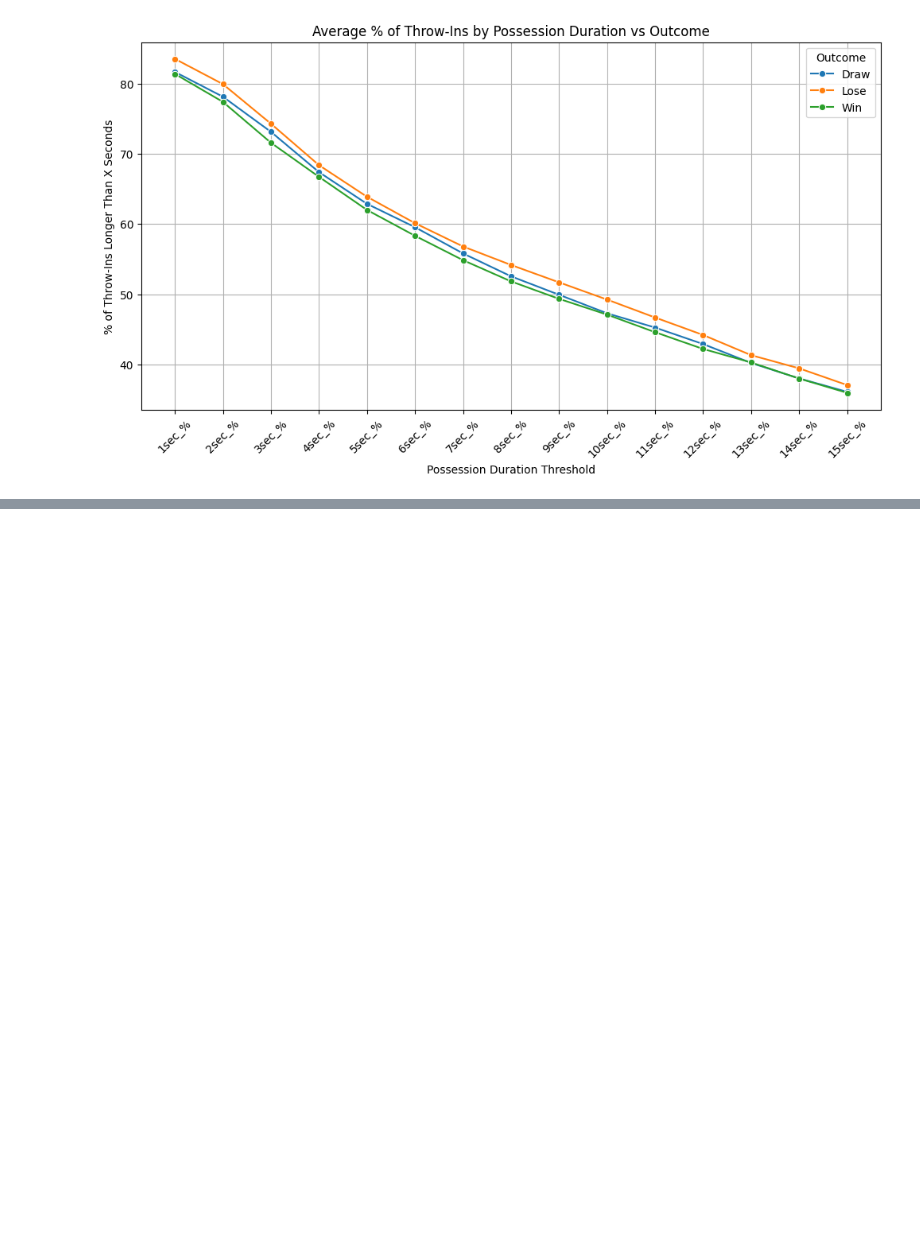
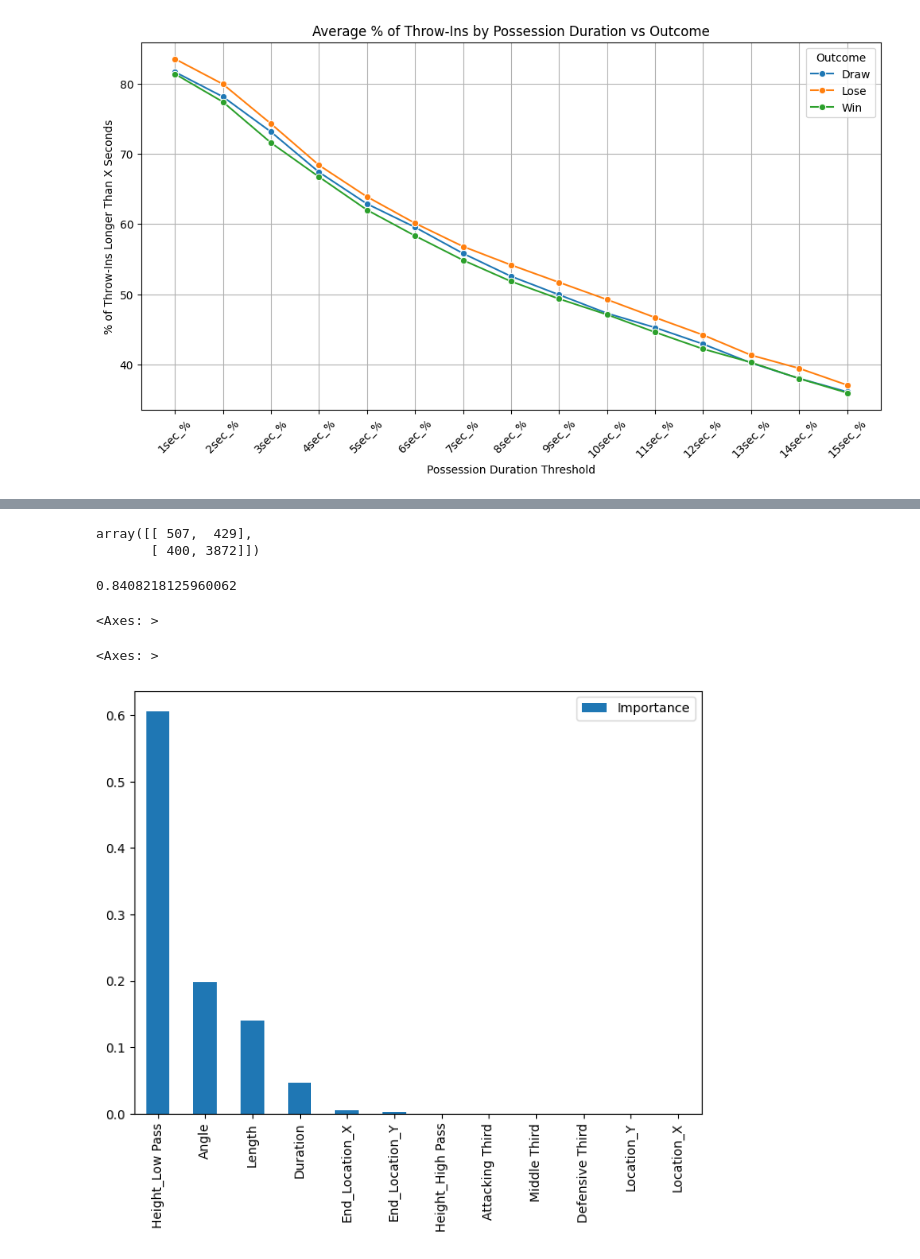
Before and after one commit to hwillif/Throw-in-Project, a Jupyter notebook: HW_Throw-In.ipynb, the cells around one changed output, grey strips where cells are left out. Cells and saved outputs as stored; diff of their text form; code cells hidden in the pictures; blank space fills up the shorter version.

```diff
--- a/HW_Throw-In.ipynb
+++ b/HW_Throw-In.ipynb
@@ -758,0 +876,7 @@ x_train, x_val, y_train, y_val = train_test_split(x,y, test_size=.3, random_stat
+# %%
+Features = ['Angle', 'Duration', 'Height_High Pass', 'Height_Low Pass', 'Length', 'Attacking Third', 'Defensive Third', 'Middle Third', 'Location_X', 'Location_Y', 'End_Location_X', 'End_Location_Y']
+# %%
+y = Throws['Outcome_Binary']
+x = Throws[Features]
+
+x_train, x_val, y_train, y_val = train_test_split(x,y, test_size=.3, random_state = 0)
@@ -758,0 +885,6 @@ x_train, x_val, y_train, y_val = train_test_split(x,y, test_size=.3, random_stat
+# %%
+from sklearn import tree
+from sklearn.tree import export_text
+
+dtree = tree.DecisionTreeClassifier(max_depth=5, min_samples_split=30)
+dtree.fit(x_train, y_train)
@@ -758,0 +914,24 @@ x_train, x_val, y_train, y_val = train_test_split(x,y, test_size=.3, random_stat
+# %%
+from sklearn.metrics import confusion_matrix
+prediction = dtree.predict(x_val)
+cm = confusion_matrix(y_val, prediction)
+cm
+# %% [output]
+array([[ 507,  429],
+       [ 400, 3872]])
+# %%
+dtree.score(x_val, y_val)
+# %% [output]
+0.8408218125960062
+# %%
+importances = dtree.feature_importances_
+
+import matplotlib.pyplot as plt
+
+feat_importances = pd.DataFrame(importances, index=x_train.columns, columns=["Importance"])
+feat_importances.sort_values(by='Importance', ascending=False, inplace=True)
+feat_importances.plot(kind='bar', figsize=(8,6))
+# %% [output]
+<Axes: >
+<Axes: >
+[figure, added]
```
Also changed, not shown: parts of 39 cells of this notebook.
